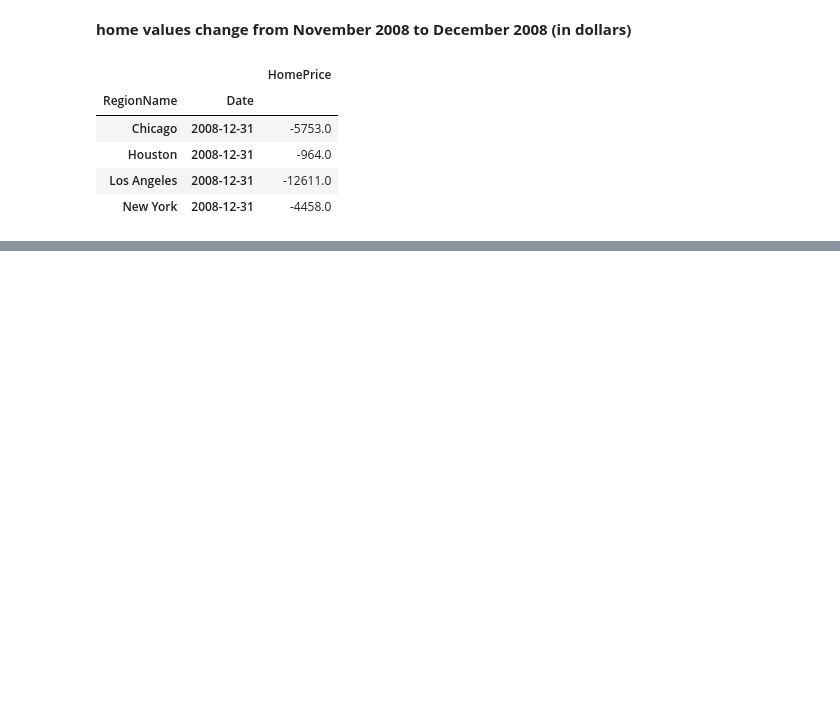
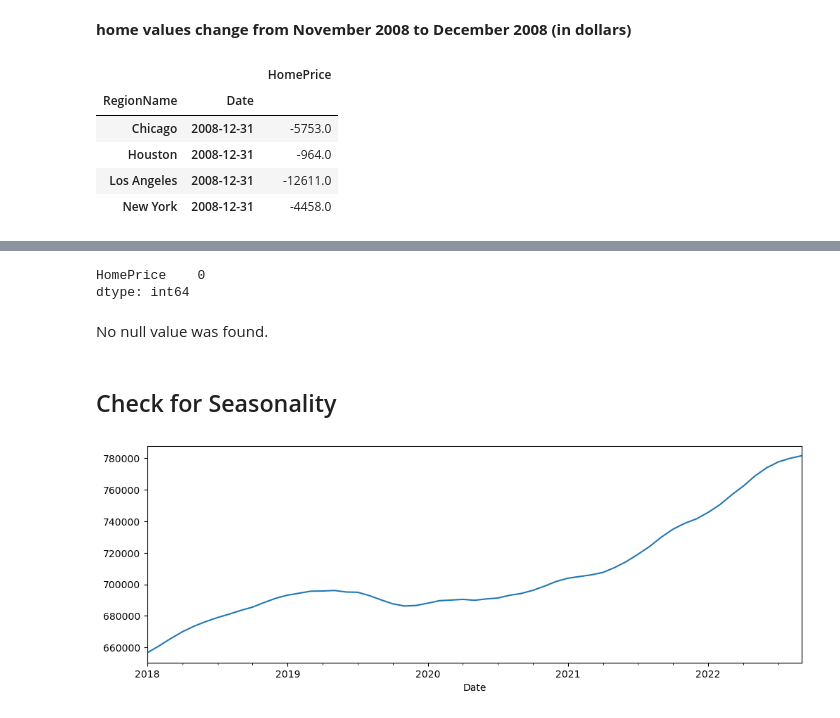
Before and after one commit to Qisam0322/Preparing_Time_Series_From_Wide-Form_Data, a Jupyter notebook: Preparing_Time_Series_from_Wide-Form_Data.ipynb, the cells around one changed output, grey strips where cells are left out. Cells and saved outputs as stored; diff of their text form; code cells hidden in the pictures; blank space fills up the shorter version.

Commit message:
updated notebook with time series modeling

```diff
--- a/Preparing_Time_Series_from_Wide-Form_Data.ipynb
+++ b/Preparing_Time_Series_from_Wide-Form_Data.ipynb
@@ -205,0 +342,5 @@ ts_diff
+# %%
+# Filter the dataset only to include the city with the highest values in 2008 (NEW YORK) and values starting in 2018.
+df_model=df_ts.loc['New York']
+df_model=df_model.loc['2018':]
+df_model.head()
@@ -205,0 +355,16 @@ ts_diff
+# %%
+# Check for and address null values if necessary
+df_model.isna().sum()
+# %% [output]
+HomePrice    0
+dtype: int64
+# %% [markdown]
+No null value was found.
+# %% [markdown]
+## Check for Seasonality
+# %%
+# Plot the data to observe the seasonal trend visually if possible
+df_model = df_model['HomePrice']
+df_model.plot();
+# %% [output]
+[figure, added]
```
Also changed, not shown: parts of 56 cells of this notebook.
